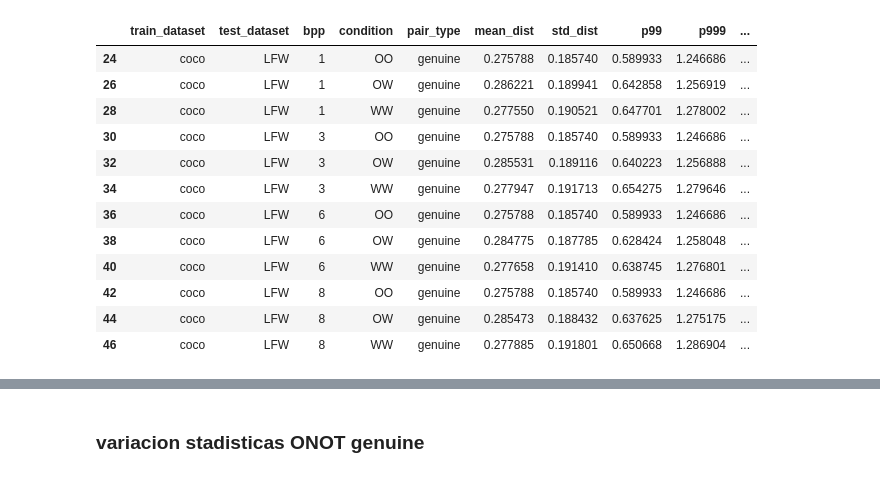
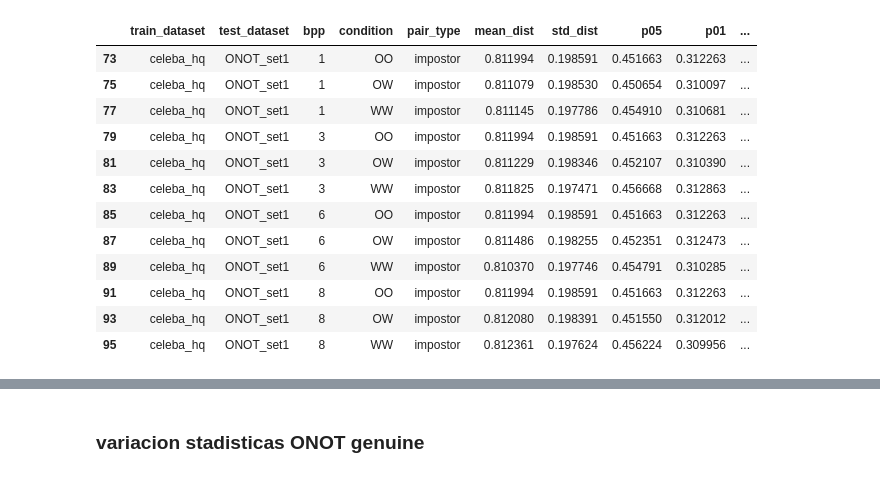
Before and after one commit to jeffersonrodriguezc/WAFIS-ICAOeval, a Jupyter notebook: evaluation/notebooks/Distances_analysis.ipynb, the cells around one changed output, grey strips where cells are left out. Cells and saved outputs as stored; diff of their text form; code cells hidden in the pictures.

```diff
--- a/evaluation/notebooks/Distances_analysis.ipynb
+++ b/evaluation/notebooks/Distances_analysis.ipynb
@@ -160,9 +600,9 @@ root = r'C:\Users\JotaR\Documents\Github\WAFIS-ICAOeval\experiments\output\recog
 watermark = 'stegaformer'
 recognizer = 'facenet'
 mode = 'online'
-test_datasets = ['CFD', 'facelab_london', 'LFW', 'ONOT']
+test_datasets = ['CFD', 'facelab_london', 'LFW', 'ONOT', 'ONOT_set1', 'SCface']
 metric = 'cosine'
-train_dataset_filter = 'coco'
+train_dataset_filter = 'celeba_hq'
 root = Path(root)
 
 # 1) Collect long-form records
@@ -223,9 +992,11 @@ def compute_group_stats(df_long: pd.DataFrame) -> pd.DataFrame:
         .agg(
             mean_dist=("distance","mean"),
             std_dist=("distance","std"),
-            p99=("distance", lambda x: x.quantile(0.95)),
+            p95=("distance", lambda x: x.quantile(0.95)),
+            p99=("distance", lambda x: x.quantile(0.99)),
             p999=("distance", lambda x: x.quantile(0.999)),
             p9999=("distance", lambda x: x.quantile(0.9999)),
+            p05=("distance", lambda x: x.quantile(0.05)),
             p01=("distance", lambda x: x.quantile(0.01)),
             p001=("distance", lambda x: x.quantile(0.001)),
             p0001=("distance", lambda x: x.quantile(0.0001)),
@@ -238,8 +1009,8 @@ def compute_group_stats(df_long: pd.DataFrame) -> pd.DataFrame:
 # 2) Compute stats
 stats = compute_group_stats(df_long)
 # %%
-genuine_cols = ['train_dataset','test_dataset','bpp','condition','pair_type','mean_dist','std_dist','p99','p999','p9999','n']
-impostor_cols = ['train_dataset','test_dataset','bpp','condition','pair_type','mean_dist','std_dist','p01','p001','p0001','n']
+genuine_cols = ['train_dataset','test_dataset','bpp','condition','pair_type','mean_dist','std_dist', 'p95', 'p99','p999','p9999','n']
+impostor_cols = ['train_dataset','test_dataset','bpp','condition','pair_type','mean_dist','std_dist', 'p05', 'p01','p001','p0001','n']
 # %%
 stats
 # %% [output]
@@ -291,16 +1144,16 @@ stats[(stats['test_dataset']=='ONOT')&(stats['pair_type']=='impostor')][impostor
 # %%
-stats[(stats['test_dataset']=='LFW')&(stats['pair_type']=='genuine')][genuine_cols]
+stats[(stats['test_dataset']=='ONOT_set1')&(stats['pair_type']=='impostor')][impostor_cols]
 # %% [output]
-|  | train_dataset | test_dataset | bpp | condition | pair_type | mean_dist | std_dist | p99 | p999 | ... |
-| 24 | coco | LFW | 1 | OO | genuine | 0.275788 | 0.185740 | 0.589933 | 1.246686 | ... |
-| 26 | coco | LFW | 1 | OW | genuine | 0.286221 | 0.189941 | 0.642858 | 1.256919 | ... |
-| 28 | coco | LFW | 1 | WW | genuine | 0.277550 | 0.190521 | 0.647701 | 1.278002 | ... |
-| 30 | coco | LFW | 3 | OO | genuine | 0.275788 | 0.185740 | 0.589933 | 1.246686 | ... |
-| 32 | coco | LFW | 3 | OW | genuine | 0.285531 | 0.189116 | 0.640223 | 1.256888 | ... |
-| 34 | coco | LFW | 3 | WW | genuine | 0.277947 | 0.191713 | 0.654275 | 1.279646 | ... |
-| 36 | coco | LFW | 6 | OO | genuine | 0.275788 | 0.185740 | 0.589933 | 1.246686 | ... |
-| 38 | coco | LFW | 6 | OW | genuine | 0.284775 | 0.187785 | 0.628424 | 1.258048 | ... |
-| 40 | coco | LFW | 6 | WW | genuine | 0.277658 | 0.191410 | 0.638745 | 1.276801 | ... |
-| 42 | coco | LFW | 8 | OO | genuine | 0.275788 | 0.185740 | 0.589933 | 1.246686 | ... |
-| 44 | coco | LFW | 8 | OW | genuine | 0.285473 | 0.188432 | 0.637625 | 1.275175 | ... |
-| 46 | coco | LFW | 8 | WW | genuine | 0.277885 | 0.191801 | 0.650668 | 1.286904 | ... |
+|  | train_dataset | test_dataset | bpp | condition | pair_type | mean_dist | std_dist | p05 | p01 | ... |
+| 73 | celeba_hq | ONOT_set1 | 1 | OO | impostor | 0.811994 | 0.198591 | 0.451663 | 0.312263 | ... |
+| 75 | celeba_hq | ONOT_set1 | 1 | OW | impostor | 0.811079 | 0.198530 | 0.450654 | 0.310097 | ... |
+| 77 | celeba_hq | ONOT_set1 | 1 | WW | impostor | 0.811145 | 0.197786 | 0.454910 | 0.310681 | ... |
+| 79 | celeba_hq | ONOT_set1 | 3 | OO | impostor | 0.811994 | 0.198591 | 0.451663 | 0.312263 | ... |
+| 81 | celeba_hq | ONOT_set1 | 3 | OW | impostor | 0.811229 | 0.198346 | 0.452107 | 0.310390 | ... |
+| 83 | celeba_hq | ONOT_set1 | 3 | WW | impostor | 0.811825 | 0.197471 | 0.456668 | 0.312863 | ... |
+| 85 | celeba_hq | ONOT_set1 | 6 | OO | impostor | 0.811994 | 0.198591 | 0.451663 | 0.312263 | ... |
+| 87 | celeba_hq | ONOT_set1 | 6 | OW | impostor | 0.811486 | 0.198255 | 0.452351 | 0.312473 | ... |
+| 89 | celeba_hq | ONOT_set1 | 6 | WW | impostor | 0.810370 | 0.197746 | 0.454791 | 0.310285 | ... |
+| 91 | celeba_hq | ONOT_set1 | 8 | OO | impostor | 0.811994 | 0.198591 | 0.451663 | 0.312263 | ... |
+| 93 | celeba_hq | ONOT_set1 | 8 | OW | impostor | 0.812080 | 0.198391 | 0.451550 | 0.312012 | ... |
+| 95 | celeba_hq | ONOT_set1 | 8 | WW | impostor | 0.812361 | 0.197624 | 0.456224 | 0.309956 | ... |
```
Also changed, not shown: parts of 39 cells of this notebook.
